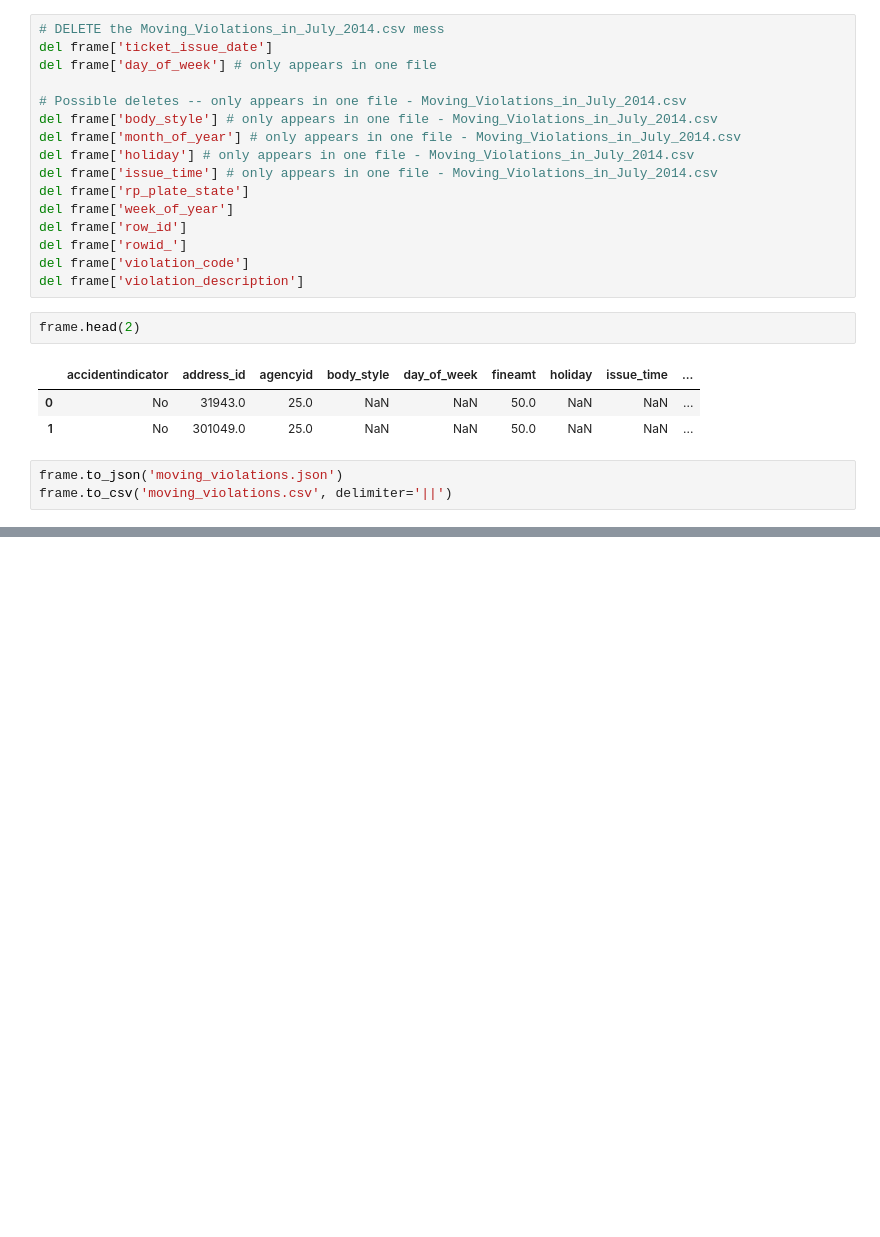
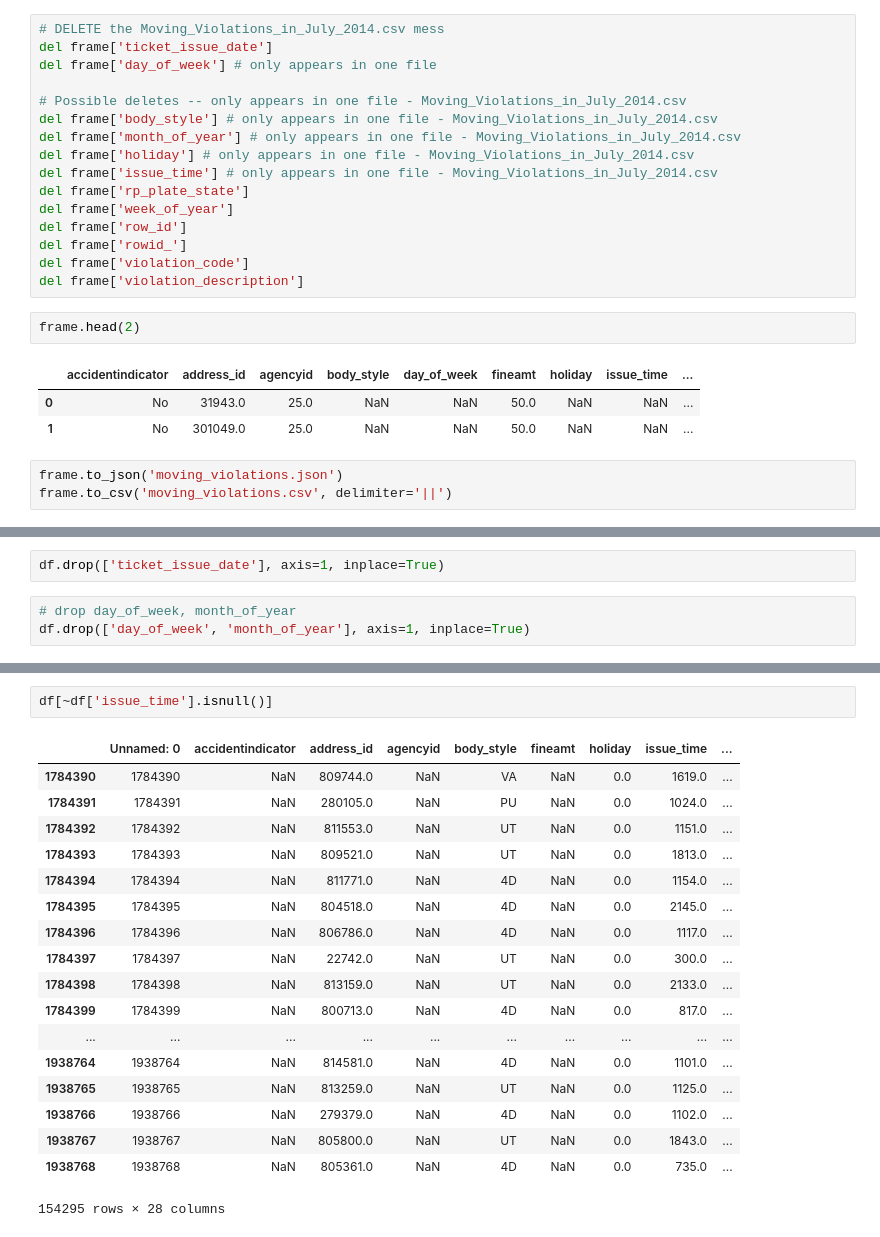
Before and after one commit to ndanielsen/dc_traffic_data, a Jupyter notebook: notebooks/Moving violations - data tidy up.ipynb, the cells around one changed output, grey strips where cells are left out. Drawn from its saved outputs; the diff is of its cells as text; blank space fills up the shorter version.

```diff
--- a/notebooks/Moving violations - data tidy up.ipynb
+++ b/notebooks/Moving violations - data tidy up.ipynb
@@ -69,0 +173,5 @@ frame.to_csv('moving_violations.csv', delimiter='||')
+# %%
+df.drop(['ticket_issue_date'], axis=1, inplace=True)
+# %%
+# drop day_of_week, month_of_year
+df.drop(['day_of_week', 'month_of_year'], axis=1, inplace=True)
@@ -69,0 +199,21 @@ frame.to_csv('moving_violations.csv', delimiter='||')
+# %%
+df[~df['issue_time'].isnull()]
+# %% [output]
+|  | Unnamed: 0 | accidentindicator | address_id | agencyid | body_style | fineamt | holiday | issue_time | ... |
+| 1784390 | 1784390 | NaN | 809744.0 | NaN | VA | NaN | 0.0 | 1619.0 | ... |
+| 1784391 | 1784391 | NaN | 280105.0 | NaN | PU | NaN | 0.0 | 1024.0 | ... |
+| 1784392 | 1784392 | NaN | 811553.0 | NaN | UT | NaN | 0.0 | 1151.0 | ... |
+| 1784393 | 1784393 | NaN | 809521.0 | NaN | UT | NaN | 0.0 | 1813.0 | ... |
+| 1784394 | 1784394 | NaN | 811771.0 | NaN | 4D | NaN | 0.0 | 1154.0 | ... |
+| 1784395 | 1784395 | NaN | 804518.0 | NaN | 4D | NaN | 0.0 | 2145.0 | ... |
+| 1784396 | 1784396 | NaN | 806786.0 | NaN | 4D | NaN | 0.0 | 1117.0 | ... |
+| 1784397 | 1784397 | NaN | 22742.0 | NaN | UT | NaN | 0.0 | 300.0 | ... |
+| 1784398 | 1784398 | NaN | 813159.0 | NaN | UT | NaN | 0.0 | 2133.0 | ... |
+| 1784399 | 1784399 | NaN | 800713.0 | NaN | 4D | NaN | 0.0 | 817.0 | ... |
+| ... | ... | ... | ... | ... | ... | ... | ... | ... | ... |
+| 1938764 | 1938764 | NaN | 814581.0 | NaN | 4D | NaN | 0.0 | 1101.0 | ... |
+| 1938765 | 1938765 | NaN | 813259.0 | NaN | UT | NaN | 0.0 | 1125.0 | ... |
+| 1938766 | 1938766 | NaN | 279379.0 | NaN | 4D | NaN | 0.0 | 1102.0 | ... |
+| 1938767 | 1938767 | NaN | 805800.0 | NaN | UT | NaN | 0.0 | 1843.0 | ... |
+| 1938768 | 1938768 | NaN | 805361.0 | NaN | 4D | NaN | 0.0 | 735.0 | ... |
+154295 rows × 28 columns
```
Also changed, not shown: parts of 14 cells of this notebook.
